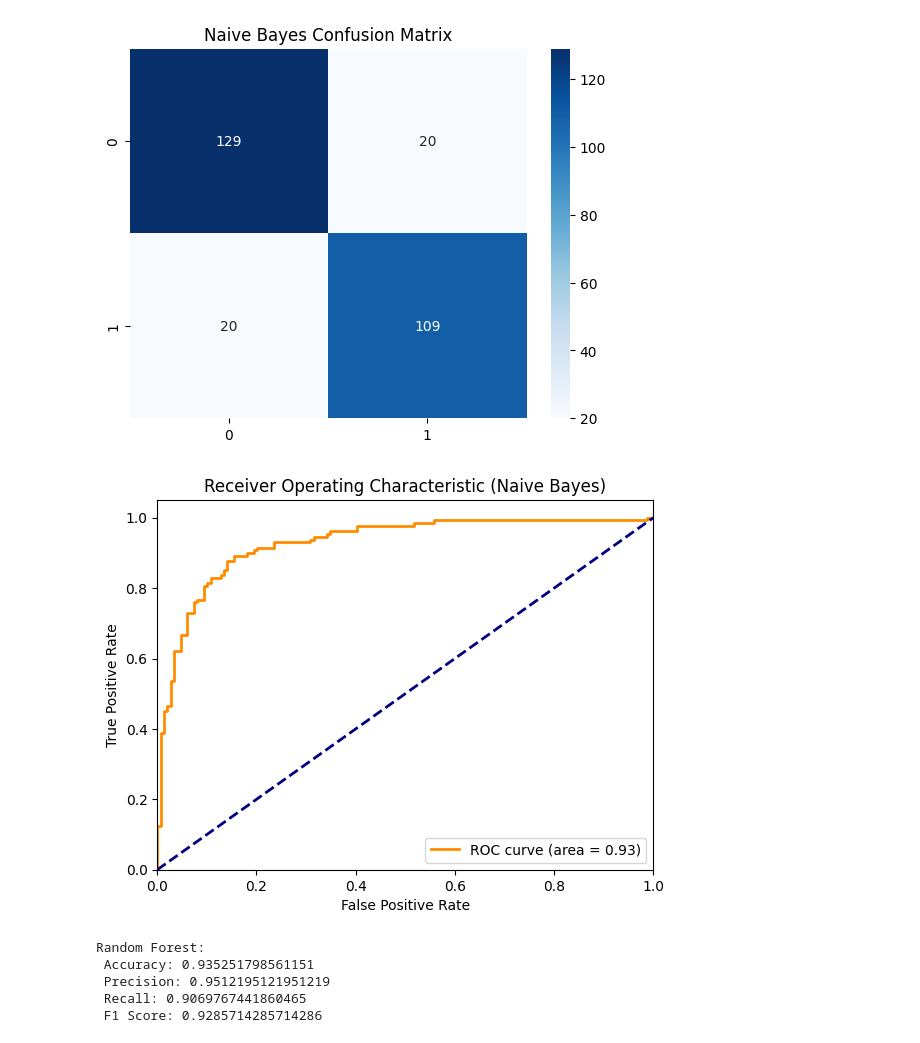
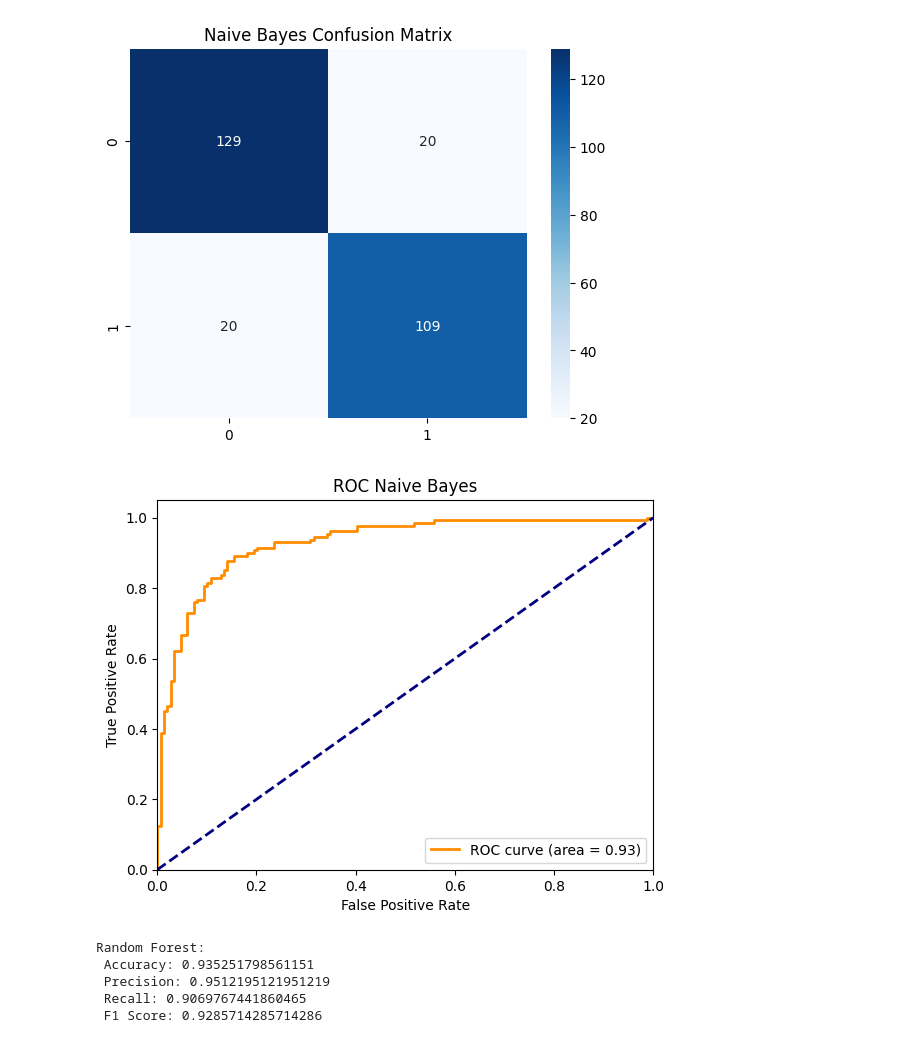
Before and after one commit to abhishek22112001/Ml-finalproject, a Jupyter notebook: CUSTOMER_PREDICTION.ipynb, the cells around one changed output. Saved outputs shown, nothing was run; the diff lists cells and outputs as text; code cells hidden in the pictures.

```diff
--- a/CUSTOMER_PREDICTION.ipynb
+++ b/CUSTOMER_PREDICTION.ipynb
@@ -249,6 +249,8 @@ plt.show()
 # Split the data
 X = data.drop('PurchaseStatus', axis=1)
 y = data['PurchaseStatus']
+scaler = StandardScaler()
+X_scaled = scaler.fit_transform(X)
 
 x_train, x_test, y_train, y_test = train_test_split(X_scaled, y, test_size=0.2, random_state=42)
 # %%
@@ -407,21 +409,21 @@ Naive Bayes:
 # %%
 y_prob_nb = nb_model.predict_proba(x_test)[:, 1]
 
 fpr_nb, tpr_nb, thresholds_nb = roc_curve(y_test, y_prob_nb)
 roc_auc_nb = auc(fpr_nb, tpr_nb)
 
 plt.figure()
 plt.plot(fpr_nb, tpr_nb, color='darkorange', lw=2, label='ROC curve (area = %0.2f)' % roc_auc_nb)
 plt.plot([0, 1], [0, 1], color='navy', lw=2, linestyle='--')
 plt.xlim([0.0, 1.0])
 plt.ylim([0.0, 1.05])
 plt.xlabel('False Positive Rate')
 plt.ylabel('True Positive Rate')
-plt.title('Receiver Operating Characteristic (Naive Bayes)')
+plt.title('ROC Naive Bayes')
 plt.legend(loc="lower right")
 plt.show()
 # %% [output]
-[figure, old version]
+[figure, new version]
 # %%
 #Random Forest
 rf_model = RandomForestClassifier(random_state=42)
```
Also changed, not shown: parts of 5 cells of this notebook.
